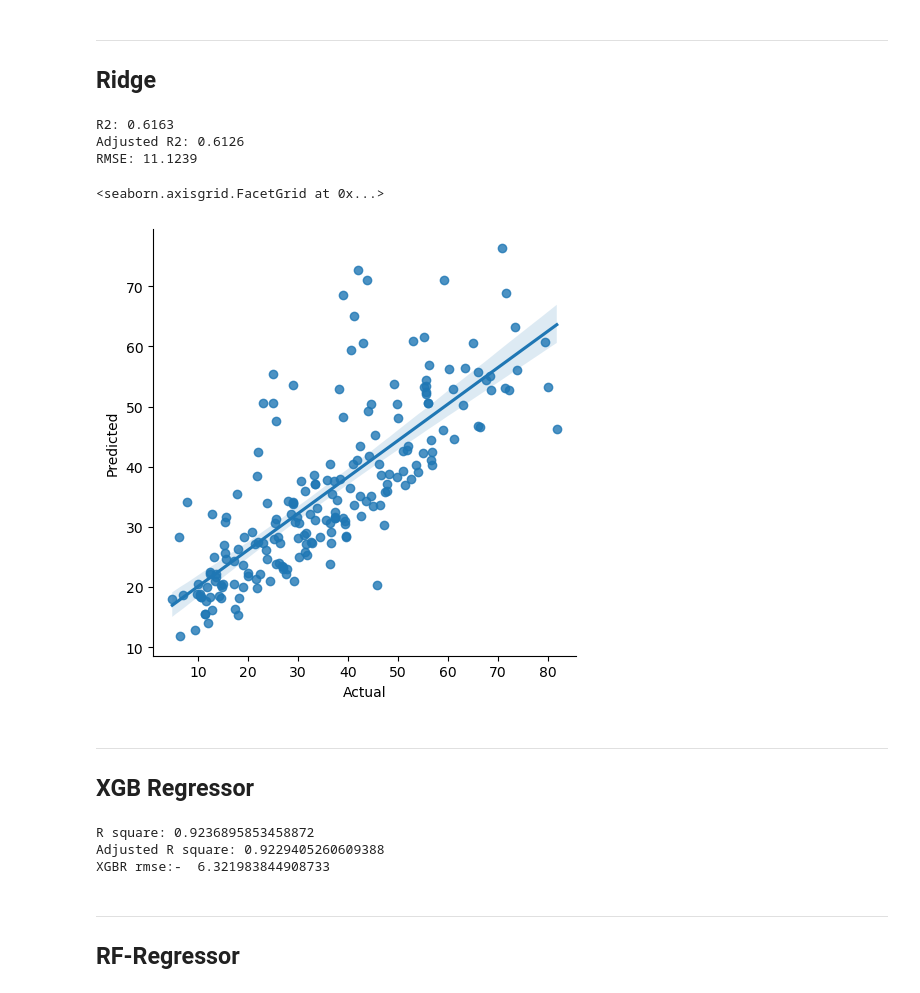
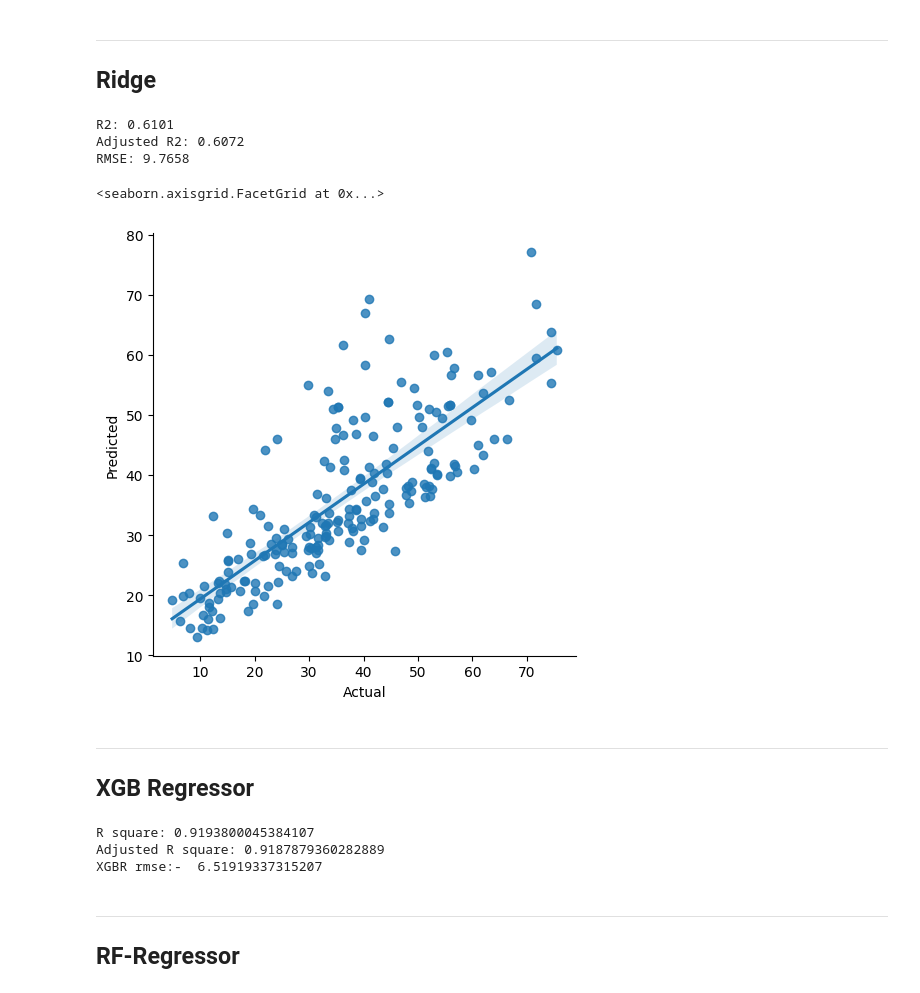
Before and after one commit to NinadKarlekar/Concrete_Compressive_strength_prediction_ineuron, a Jupyter notebook: notebook/EDA and Model.ipynb, the cells around one changed output. Saved outputs shown, nothing was run; the diff lists cells and outputs as text; code cells hidden in the pictures.

Commit message:
Code Final model done XGBR

```diff
--- a/notebook/EDA and Model.ipynb
+++ b/notebook/EDA and Model.ipynb
@@ -642,8 +642,10 @@ new_data_x.head()
 | 3 | 332.5 | 142.5 | 0.0 | 228.0 | 0.0 | 365 |
 | 4 | 198.6 | 132.4 | 0.0 | 192.0 | 0.0 | 360 |
 # %%
-x_tr,x_te,y_tr,y_te=train_test_split(new_data_x,new_data_y,test_size=0.2,random_state=101)
-x_tr.shape,x_te.shape,y_tr.shape,y_te.shape
+x_tr_fs, x_te_fs, y_tr_fs, y_te_fs = train_test_split(
+    new_data_x, new_data_y, test_size=0.2, random_state=42
+)
+x_tr_fs.shape, x_te_fs.shape, y_tr_fs.shape, y_te_fs.shape
 # %% [output]
 ((824, 6), (206, 6), (824,), (206,))
 # %% [markdown]
@@ -678,17 +683,19 @@ from sklearn import linear_model, metrics
 
 # Create and fit the linear regression model
 lr = linear_model.LinearRegression()
-lr.fit(x_tr, y_tr)
+lr.fit(x_tr_fs, y_tr_fs)
 
 # Calculate R-squared and Adjusted R-squared
-lin_fs_r2 = lr.score(x_tr, y_tr)
-lin_fs_ar2 = 1 - ((1 - lin_fs_r2) * (len(x_tr) - 1)) / (len(x_tr) - len(x_tr.columns) - 1)
+lin_fs_r2 = lr.score(x_tr_fs, y_tr_fs)
+lin_fs_ar2 = 1 - ((1 - lin_fs_r2) * (len(x_tr_fs) - 1)) / (
+    len(x_tr_fs) - len(x_tr_fs.columns) - 1
+)
 
 # Make predictions on the test data
-p1 = lr.predict(x2test)
+p1 = lr.predict(x_te_fs)
 
 # Calculate Root Mean Squared Error
-lin_fs_mse = metrics.mean_squared_error(y_te, p1)
+lin_fs_mse = metrics.mean_squared_error(y_te_fs, p1)
 lin_fs_rmse = np.sqrt(lin_fs_mse)
 
 # Print the results
@@ -716,15 +723,15 @@ import seaborn as sns
 
 # Lasso Regression
 la = Lasso()
-la.fit(x_tr, y_tr)
+la.fit(x_tr_fs, y_tr_fs)
 
 # Predictions
-las_fs_p = la.predict(x2test)
+las_fs_p = la.predict(x_te_fs)
 
 # Evaluation
-las_fs_r2 = la.score(x_tr, y_tr)
-las_fs_ar2 = 1 - ((1 - las_fs_r2) * (len(x_tr) - 1)) / (len(x_tr) - len(x_tr.columns) - 1)
-las_fs_mse = metrics.mean_squared_error(y_te, las_fs_p)
+las_fs_r2 = la.score(x_tr_fs, y_tr_fs)
+las_fs_ar2 = 1 - ((1 - las_fs_r2) * (len(x_tr_fs) - 1)) / (len(x_tr_fs) - len(x_tr_fs.columns) - 1)
+las_fs_mse = metrics.mean_squared_error(y_te_fs, las_fs_p)
 las_fs_rmse = np.sqrt(las_fs_mse)
 
 # Display Results
@@ -733,6 +740,6 @@ print(f"Adjusted R2: {las_fs_ar2:.4f}")
 print(f"RMSE: {las_fs_rmse:.4f}")
 
 # Display Actual vs. Predicted
-df1 = pd.DataFrame({"Actual": y_te, "Predicted": las_fs_p})
+df1 = pd.DataFrame({"Actual": y_te_fs, "Predicted": las_fs_p})
 sns.lmplot(data=df1, x="Actual", y="Predicted")
 # %% [output]
@@ -747,59 +754,59 @@ RMSE: 11.1386
 # %%
 from sklearn.linear_model import Ridge
 from sklearn import metrics
 import seaborn as sns
 
 # Ridge Regression
 rd = Ridge()
-rd.fit(x_tr, y_tr)
+rd.fit(x_tr_fs, y_tr_fs)
 
 # Predictions
-rid_fs_p = rd.predict(x2test)
+rid_fs_p = rd.predict(x_te_fs)
 
 # Evaluation
-rid_fs_r2 = rd.score(x_tr, y_tr)
-rid_fs_ar2 = 1 - ((1 - rid_fs_r2) * (len(x_tr) - 1)) / (len(x_tr) - len(x_tr.columns) - 1)
-rid_fs_mse = metrics.mean_squared_error(y_te, rid_fs_p)
+rid_fs_r2 = rd.score(x_tr_fs, y_tr_fs)
+rid_fs_ar2 = 1 - ((1 - rid_fs_r2) * (len(x_tr_fs) - 1)) / (len(x_tr_fs) - len(x_tr_fs.columns) - 1)
+rid_fs_mse = metrics.mean_squared_error(y_te_fs, rid_fs_p)
 rid_fs_rmse = np.sqrt(rid_fs_mse)
 
 # Display Results
 print(f"R2: {rid_fs_r2:.4f}")
 print(f"Adjusted R2: {rid_fs_ar2:.4f}")
 print(f"RMSE: {rid_fs_rmse:.4f}")
 
 
 # Display Actual vs. Predicted
-df5 = pd.DataFrame({"Actual": y_te, "Predicted": rid_fs_p})
+df5 = pd.DataFrame({"Actual": y_te_fs, "Predicted": rid_fs_p})
 sns.lmplot(data=df5, x="Actual", y="Predicted")
 # %% [output]
-R2: 0.6163
-Adjusted R2: 0.6126
-RMSE: 11.1239
+R2: 0.6101
+Adjusted R2: 0.6072
+RMSE: 9.7658
 <seaborn.axisgrid.FacetGrid at 0x...>
-[figure, old version]
+[figure, new version]
 # %% [markdown]
 --------------------------
 ## XGB Regressor
 # %%
 from xgboost import XGBRFRegressor
 xgbr_fs = XGBRFRegressor()
-xgbr_fs.fit(x_tr,y_tr)
-xgbr_p_1 = xgbr_fs.predict(x2test)
-xgbr_fs_r2 = xgbr_fs.score(x_tr,y_tr)
+xgbr_fs.fit(x_tr_fs,y_tr_fs)
+xgbr_p_1 = xgbr_fs.predict(x_te_fs)
+xgbr_fs_r2 = xgbr_fs.score(x_tr_fs,y_tr_fs)
 print("R square:", xgbr_fs_r2)
-n = x_tr.shape[0]  # Number of observations
-k = x_tr.shape[1]  # Number of predictors (features)
+n = x_tr_fs.shape[0]  # Number of observations
+k = x_tr_fs.shape[1]  # Number of predictors (features)
 xgbr_fs_ar2 = 1 - ((1 - xgbr_fs_r2) * (n - 1) / (n - k - 1))
 print("Adjusted R square:", xgbr_fs_ar2)
 from sklearn import metrics
-xgbr_fs_mse = metrics.mean_squared_error(y_te,xgbr_p_1)
+xgbr_fs_mse = metrics.mean_squared_error(y_te_fs,xgbr_p_1)
 # print("mse:", xgbr_fs_mse)
 xgbr_fs_rmse = np.sqrt(xgbr_fs_mse)
 print("XGBR rmse:- ",xgbr_fs_rmse)
 # %% [output]
-R square: 0.9236895853458872
-Adjusted R square: 0.9229405260609388
-XGBR rmse:-  6.321983844908733
+R square: 0.9193800045384107
+Adjusted R square: 0.9187879360282889
+XGBR rmse:-  6.51919337315207
 # %% [markdown]
 --------------------------
 ## RF-Regressor
```
Also changed, not shown: parts of 24 cells of this notebook, 7 other files.
